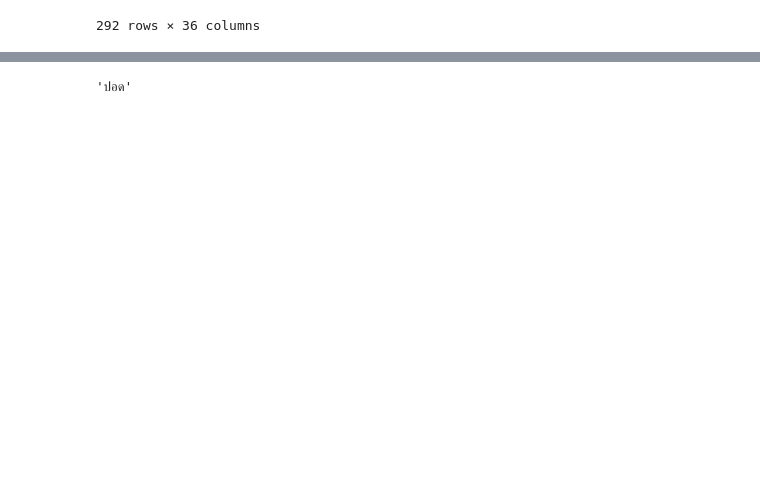
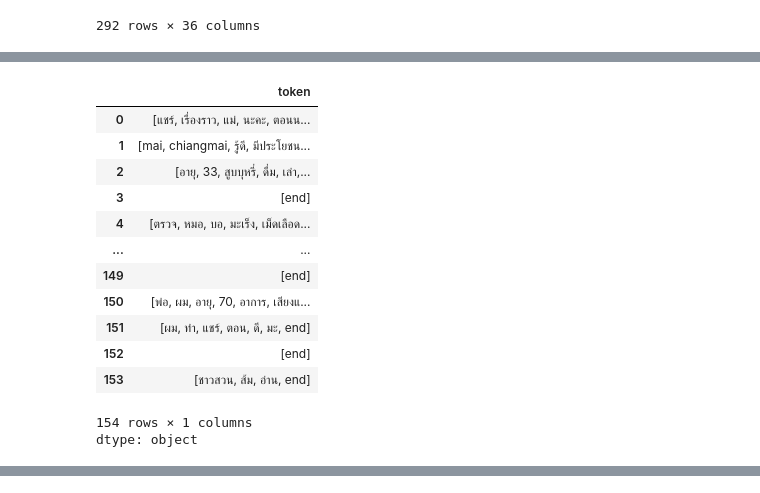
Before and after one commit to MOOwuttichai/BSC_DPDM2023, a Jupyter notebook: วิเคราะห์ข้อมูล.ipynb, the cells around one changed output, grey strips where cells are left out. Saved outputs shown, nothing was run; the diff lists cells and outputs as text; code cells hidden in the pictures; blank space fills up the shorter version.

```diff
--- a/วิเคราะห์ข้อมูล.ipynb
+++ b/วิเคราะห์ข้อมูล.ipynb
@@ -91,7 +124,7 @@ set_cancer=list(set(comment['defind_cancer_with_nlp']))
 from nltk.probability import FreqDist
 import plotly.graph_objects as go
 import plotly.express as px
-lung_cancer=comment[comment['defind_cancer_with_nlp']=='มะเร็งปอด'].reset_index()['token']
+lung_cancer=comment[comment['defind_cancer_with_nlp']=='ไม่สามารถระบุได้/ไม่มั่นใจว่าเป็น'].reset_index()['token']
 sum_word = []
 for i in range(len(lung_cancer)):
     sum_word+=lung_cancer[i]
@@ -100,13 +133,25 @@ sum_word
 fdist = FreqDist(sum_word)
 x=fdist.most_common(10)
 word_count_table = pd.DataFrame(x,columns=['word','count'])
+# %%
+lung_cancer
+# %% [output]
+|  | token |
+| 0 | [แชร์, เรื่องราว, แม่, นะคะ, ตอนน... |
+| 1 | [mai, chiangmai, รู้ดี, มีประโยชน... |
+| 2 | [อายุ, 33, สูบบุหรี่, ดื่ม, เล่า,... |
+| 3 | [end] |
+| 4 | [ตรวจ, หมอ, บอ, มะเร็ง, เม็ดเลือด... |
+| ... | ... |
+| 149 | [end] |
+| 150 | [พ่อ, ผม, อายุ, 70, อาการ, เสียงแ... |
+| 151 | [ผม, ทำ, แชร์, ตอน, ดี, มะ, end] |
+| 152 | [end] |
+| 153 | [ชาวสวน, ส้ม, อ่าน, end] |
+154 rows × 1 columns
+dtype: object
 # %%
 fig = px.bar(word_count_table, x='count', y='word',text_auto=True,orientation='h')
 fig.show()
 # %% [output]
 [interactive output not drawn]
-# %%
-
-x[0][0]
-# %% [output]
-'ปอด'
```
Also changed, not shown: parts of 7 cells of this notebook.
